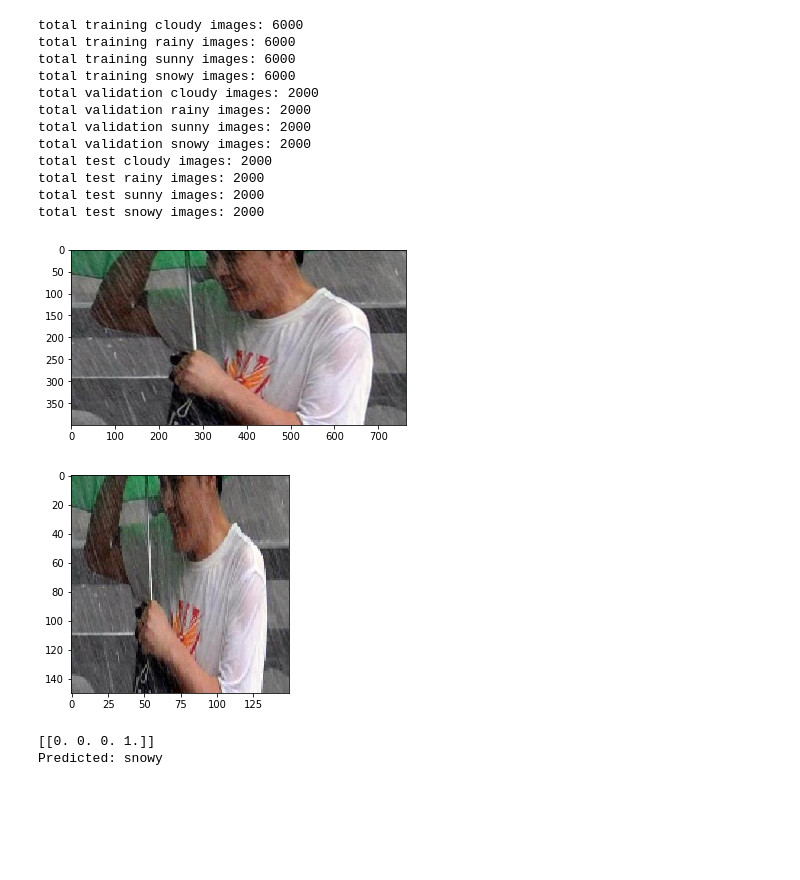
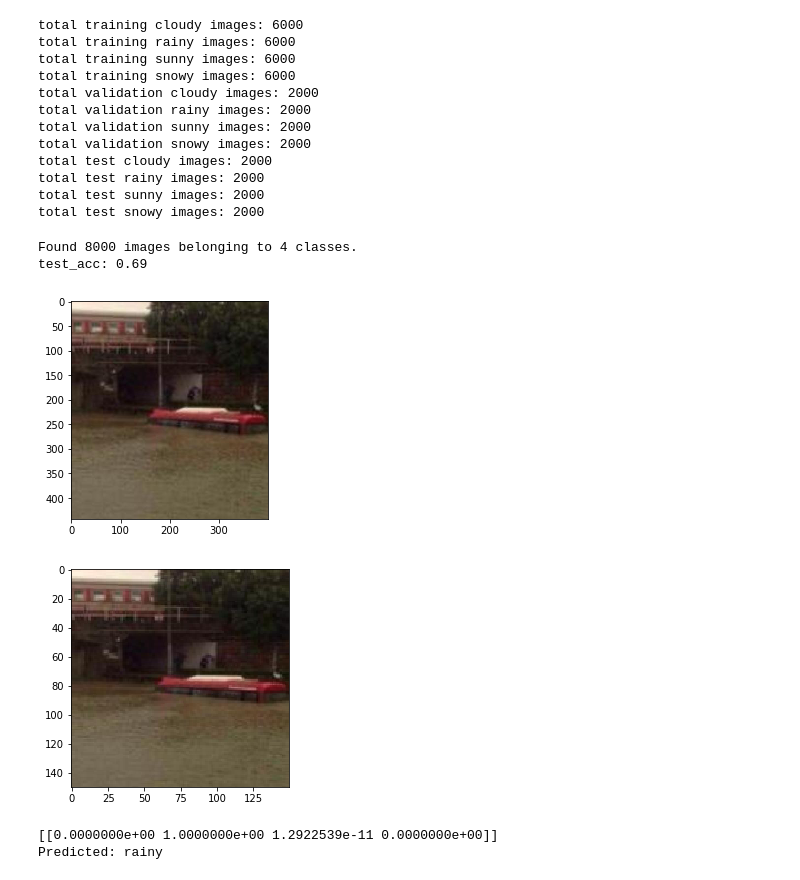
Before and after one commit to teng-joyeen/teng-joyeen, a Jupyter notebook: TEST_Multi_Class_Weather_Recognition_and_Classification_On_Outdoor_Images.ipynb, the cells around one changed output. Cells and saved outputs as stored; diff of their text form; code cells hidden in the pictures; blank space fills up the shorter version.

```diff
--- a/TEST_Multi_Class_Weather_Recognition_and_Classification_On_Outdoor_Images.ipynb
+++ b/TEST_Multi_Class_Weather_Recognition_and_Classification_On_Outdoor_Images.ipynb
@@ -258,4 +257,6 @@ model.summary()
 # %%
+test_datagen = ImageDataGenerator(rescale=1./255)
+
 test_generator = test_datagen.flow_from_directory(
         test_dir,
         target_size=(150, 150),
@@ -265,26 +266,30 @@ test_generator = test_datagen.flow_from_directory(
 
 test_loss, test_acc = model.evaluate_generator(test_generator, steps=50)
 print('test_acc:', test_acc)
+# %% [output]
+Found 8000 images belonging to 4 classes.
+test_acc: 0.69
 # %%
+import matplotlib.pyplot as plt
 import matplotlib.image as mpimg
 from PIL import Image
 import numpy as np
 
-img_path = '/My Drive/weather/test/rainy/rainy_08152.jpg'
+img_path = '/My Drive/weather/test/rainy/rainy_08952.jpg'
 img_test = mpimg.imread(img_path)
 plt.imshow(img_test)
 plt.show()
 
-img_test = Image.open('/My Drive/weather/test/rainy/rainy_08152.jpg')
+img_test = Image.open('/My Drive/weather/test/rainy/rainy_08952.jpg')
 img_test = img_test.resize((150,150))
 
 plt.imshow(img_test)
 plt.show()
 
 img_test = np.expand_dims(img_test,axis=0)
 # %% [output]
-[figure, old version]
+[figure, new version]
-[figure, old version]
+[figure, new version]
 # %%
 array = model.predict(img_test)
 print(array)
@@ -299,5 +304,5 @@ elif answer == 2:
 elif answer == 3:
   print("Predicted: snowy")
 # %% [output]
-[[0. 0. 0. 1.]]
-Predicted: snowy
+[[0.0000000e+00 1.0000000e+00 1.2922539e-11 0.0000000e+00]]
+Predicted: rainy
```
Also changed, not shown: parts of 1 cell of this notebook.
